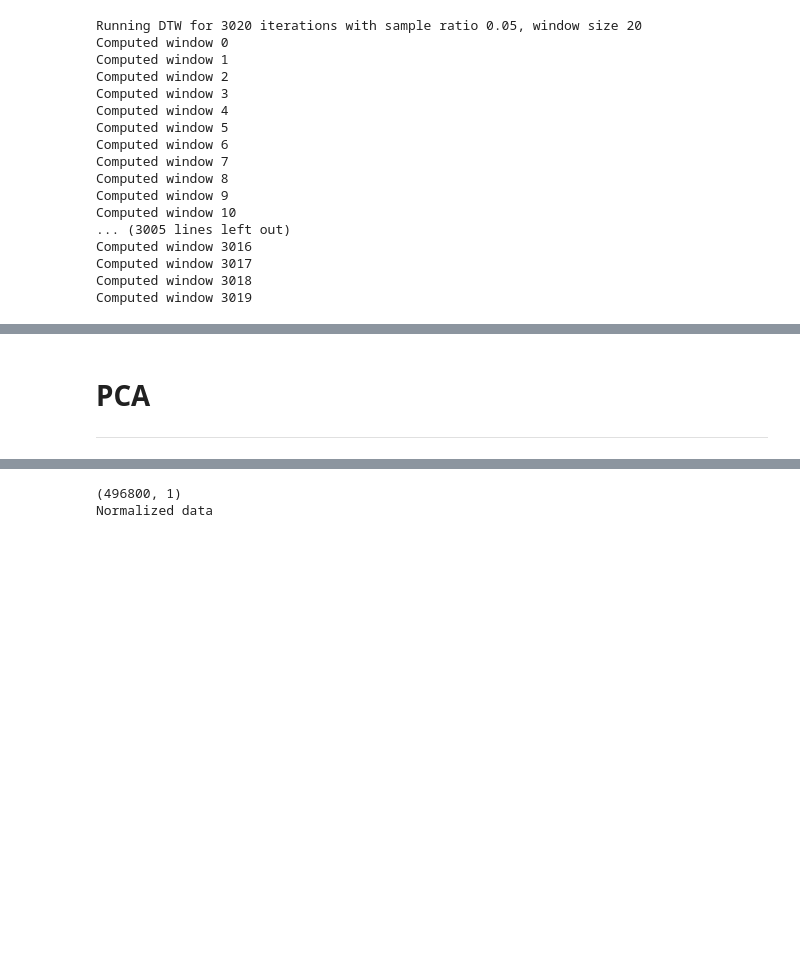
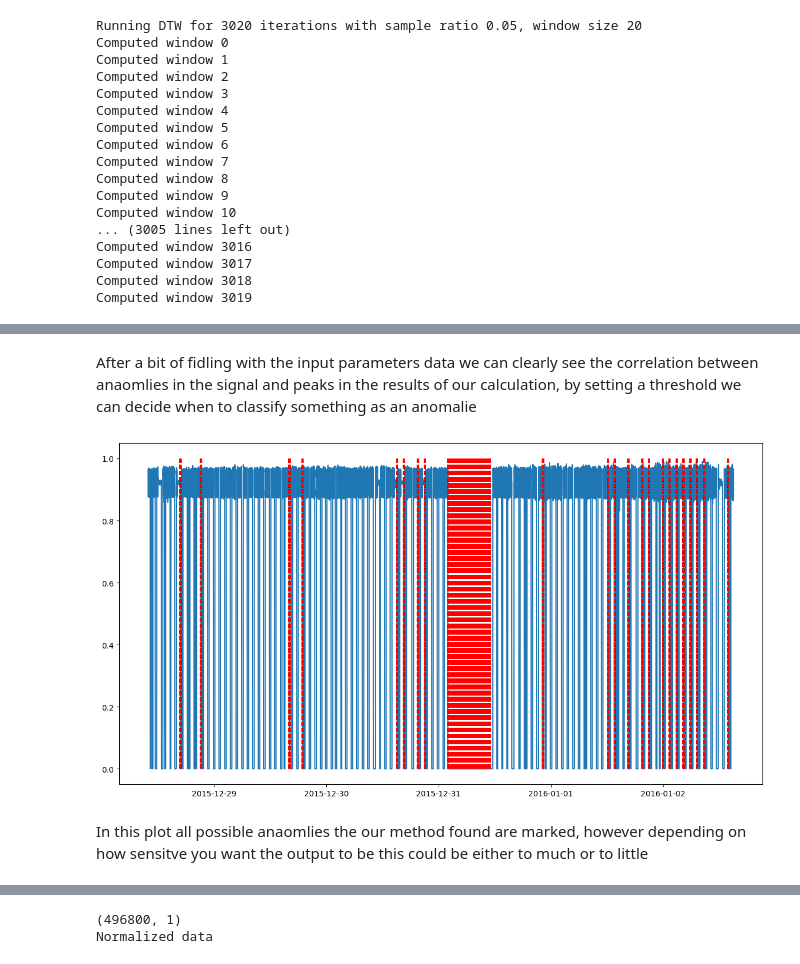
Before and after one commit to blockdoth/data-mining, a Jupyter notebook: Anomaly Detection.ipynb, the cells around one changed output, grey strips where cells are left out. Saved outputs shown, nothing was run; the diff lists cells and outputs as text; code cells hidden in the pictures; blank space fills up the shorter version.

```diff
--- a/Anomaly Detection.ipynb
+++ b/Anomaly Detection.ipynb
@@ -365,3 +379,16 @@ plt.show()
-# %% [markdown]
-# PCA
----
+# %% [markdown]
+After a bit of fidling with the input parameters data we can clearly see the correlation between anaomlies in the signal and peaks in the results of our calculation, by setting a threshold we can decide when to classify something as an anomalie
+# %%
+
+
+threshold = 0.9
+anomalies = np.argwhere(interpolated_distances > threshold).flatten()
+
+plt.figure(figsize=(15, 8))
+plt.plot(test_time_stamp, test_signal)
+plt.vlines(test_time_stamp[anomalies], 0, 1, colors="red",linestyles="dashed")
+plt.show()
+# %% [output]
+[figure, added]
+# %% [markdown]
+In this plot all possible anaomlies the our method found are marked, however depending on how sensitve you want the output to be this could be either to much or to little
```
Also changed, not shown: parts of 6 cells of this notebook.
